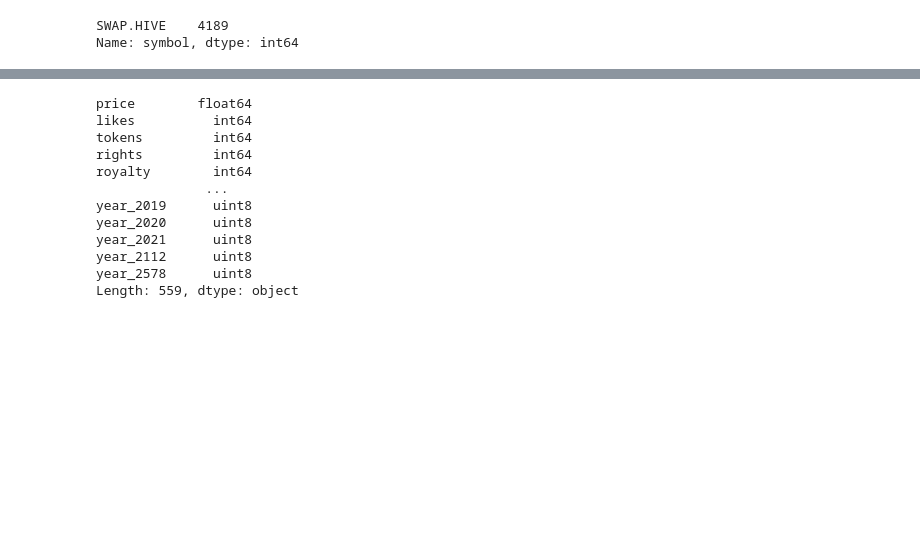
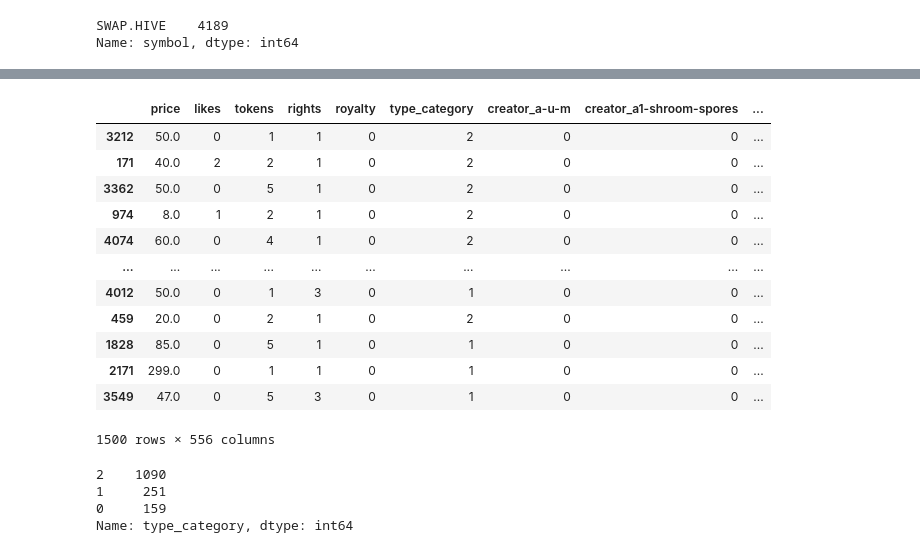
Before and after one commit to aortiz224/bootcamp_finalproject, a Jupyter notebook: dev/yaser/ML_finalproject.ipynb, the cells around one changed output, grey strips where cells are left out. Drawn from its saved outputs; the diff is of its cells as text; code cells hidden in the pictures; blank space fills up the shorter version.

```diff
--- a/dev/yaser/ML_finalproject.ipynb
+++ b/dev/yaser/ML_finalproject.ipynb
@@ -187,15 +204,24 @@ df_eda_encoded
-# %%
-df_eda_encoded.dtypes
-# %% [output]
-price        float64
-likes          int64
-tokens         int64
-rights         int64
-royalty        int64
-              ...
-year_2019      uint8
-year_2020      uint8
-year_2021      uint8
-year_2112      uint8
-year_2578      uint8
-Length: 559, dtype: object
+# %%
+new_df= df_eda_encoded.sample(n=1500)
+new_df
+# %% [output]
+|  | price | likes | tokens | rights | royalty | type_category | creator_a-u-m | creator_a1-shroom-spores | ... |
+| 3212 | 50.0 | 0 | 1 | 1 | 0 | 2 | 0 | 0 | ... |
+| 171 | 40.0 | 2 | 2 | 1 | 0 | 2 | 0 | 0 | ... |
+| 3362 | 50.0 | 0 | 5 | 1 | 0 | 2 | 0 | 0 | ... |
+| 974 | 8.0 | 1 | 2 | 1 | 0 | 2 | 0 | 0 | ... |
+| 4074 | 60.0 | 0 | 4 | 1 | 0 | 2 | 0 | 0 | ... |
+| ... | ... | ... | ... | ... | ... | ... | ... | ... | ... |
+| 4012 | 50.0 | 0 | 1 | 3 | 0 | 1 | 0 | 0 | ... |
+| 459 | 20.0 | 0 | 2 | 1 | 0 | 2 | 0 | 0 | ... |
+| 1828 | 85.0 | 0 | 5 | 1 | 0 | 1 | 0 | 0 | ... |
+| 2171 | 299.0 | 0 | 1 | 1 | 0 | 1 | 0 | 0 | ... |
+| 3549 | 47.0 | 0 | 5 | 3 | 0 | 1 | 0 | 0 | ... |
+1500 rows × 556 columns
+# %%
+new_df['type_category'].value_counts()
+# %% [output]
+2    1090
+1     251
+0     159
+Name: type_category, dtype: int64
```
Also changed, not shown: parts of 11 cells of this notebook, 3 other files.
